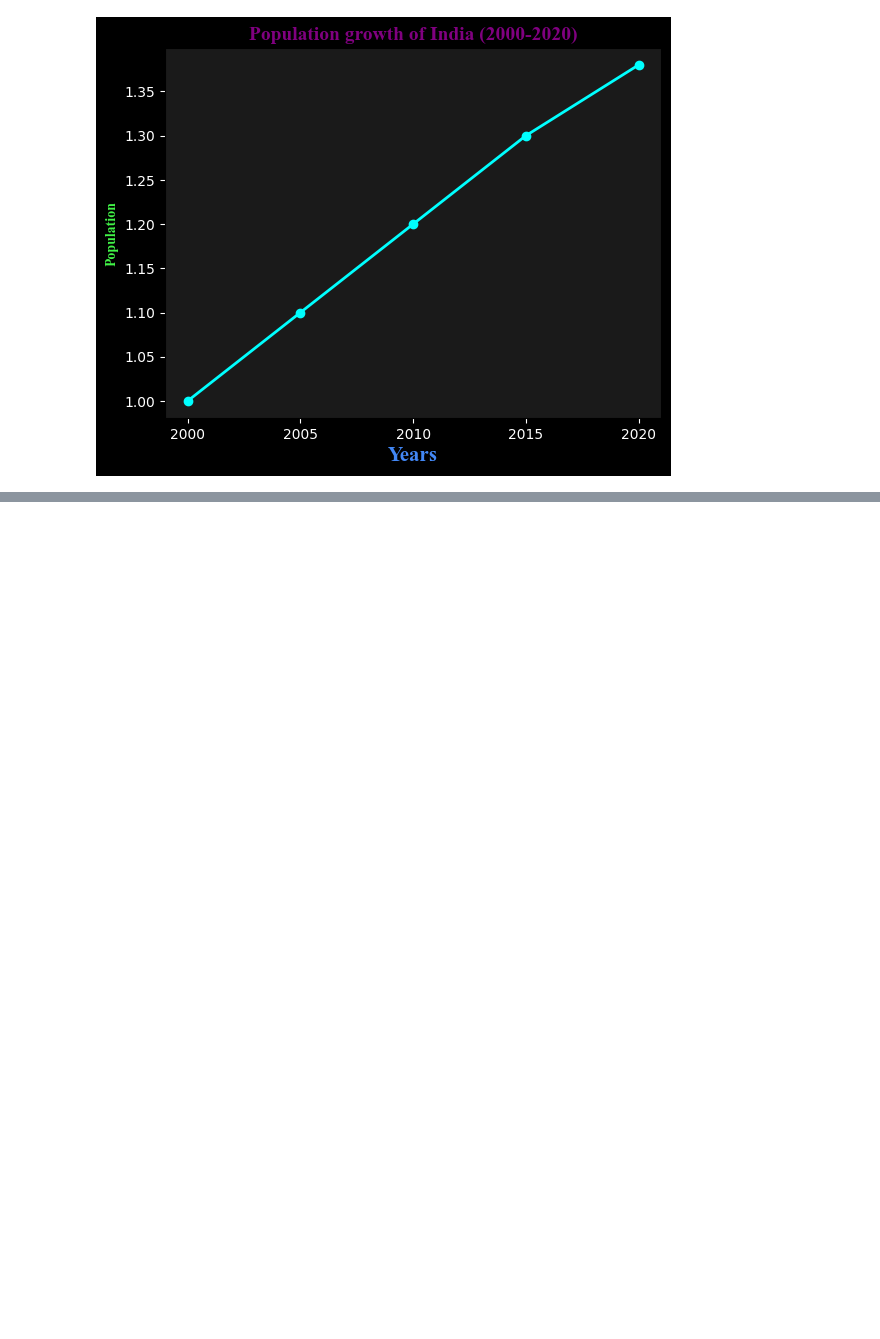
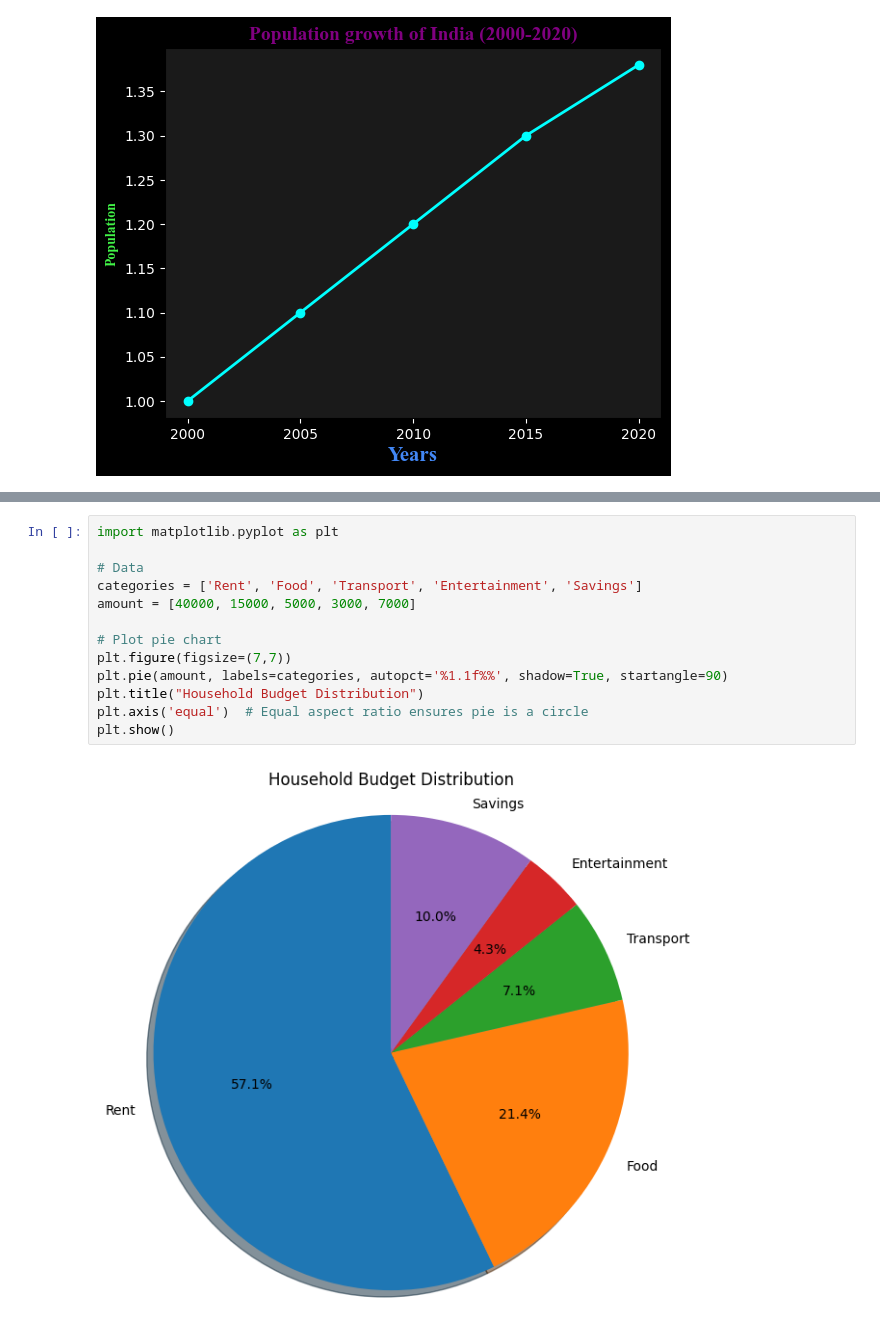
Before and after one commit to naxalatex/matplotlib, a Jupyter notebook: mat2.ipynb, the cells around one changed output, grey strips where cells are left out. Saved outputs shown, nothing was run; the diff lists cells and outputs as text; blank space fills up the shorter version.

```diff
--- a/mat2.ipynb
+++ b/mat2.ipynb
@@ -87,0 +120,15 @@ plt.show()
+# %%
+import matplotlib.pyplot as plt
+
+# Data
+categories = ['Rent', 'Food', 'Transport', 'Entertainment', 'Savings']
+amount = [40000, 15000, 5000, 3000, 7000]
+
+# Plot pie chart
+plt.figure(figsize=(7,7))
+plt.pie(amount, labels=categories, autopct='%1.1f%%', shadow=True, startangle=90)
+plt.title("Household Budget Distribution")
+plt.axis('equal')  # Equal aspect ratio ensures pie is a circle
+plt.show()
+# %% [output]
+[figure, added]
```
Also changed, not shown: parts of 6 cells of this notebook, 1 other file.
